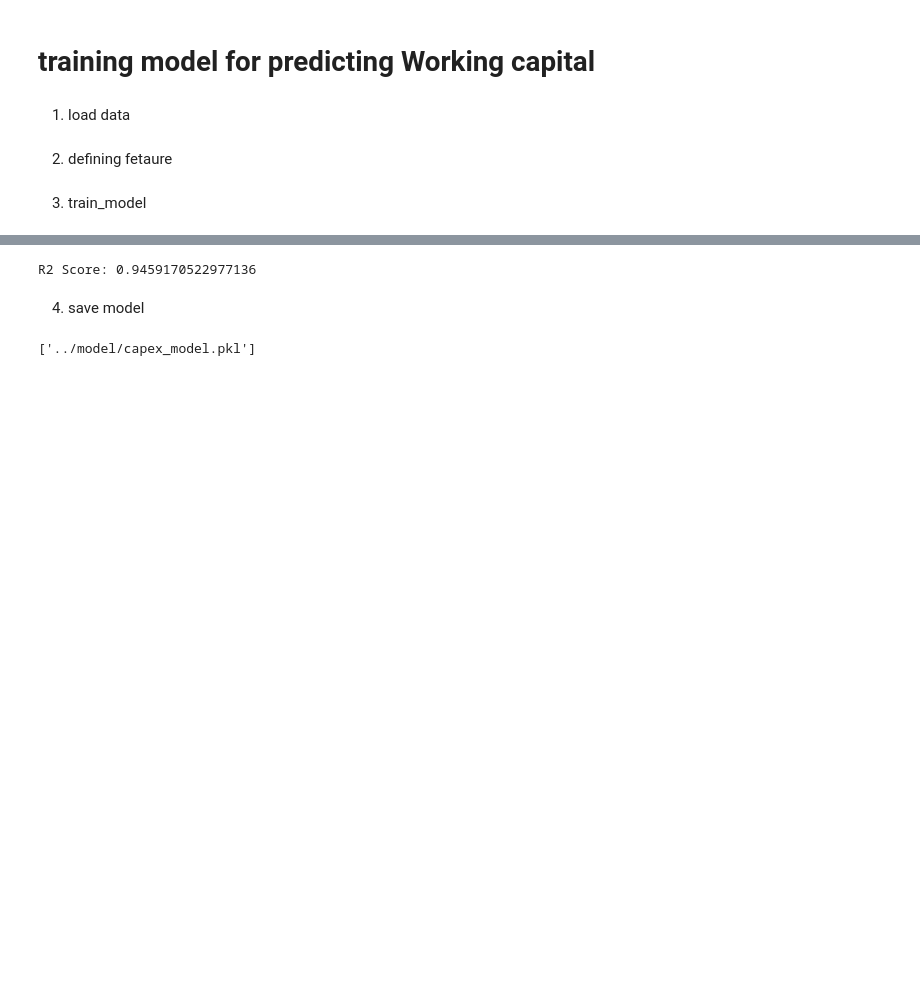
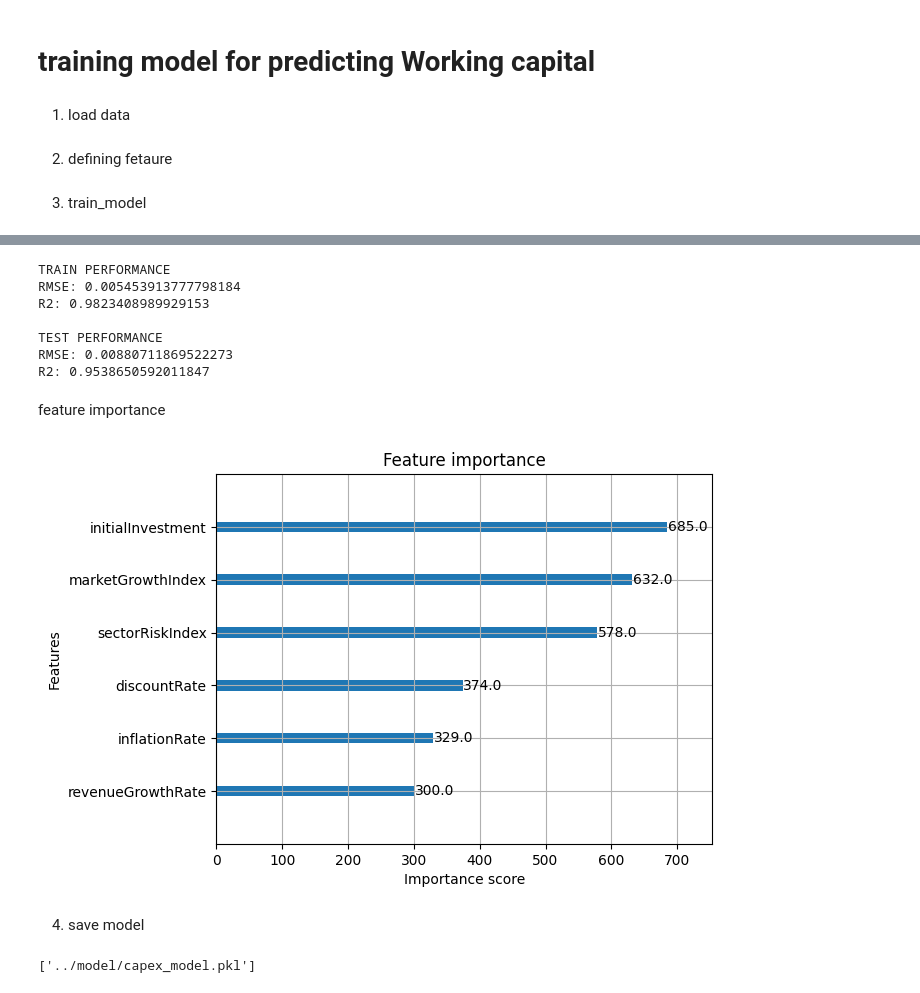
Before and after one commit to Deeps-444/Capital_Budgeting, a Jupyter notebook: machine_learning/train_model/train_capex_model.ipynb, the cells around one changed output, grey strips where cells are left out. Cells and saved outputs as stored; diff of their text form; code cells hidden in the pictures; blank space fills up the shorter version.

```diff
--- a/machine_learning/train_model/train_capex_model.ipynb
+++ b/machine_learning/train_model/train_capex_model.ipynb
@@ -35,12 +102,29 @@ RandomForestRegressor()
 # %%
-from sklearn.metrics import r2_score
-predictions = model.predict(X_test)
+y_train_pred = model.predict(X_train)
+y_test_pred = model.predict(X_test)
 
-score = r2_score(y_test, predictions)
+print("TRAIN PERFORMANCE")
+print("RMSE:", np.sqrt(mean_squared_error(y_train, y_train_pred)))
+print("R2:", r2_score(y_train, y_train_pred))
 
-print("R2 Score:", score)
+print("\nTEST PERFORMANCE")
+print("RMSE:", np.sqrt(mean_squared_error(y_test, y_test_pred)))
+print("R2:", r2_score(y_test, y_test_pred))
 # %% [output]
-R2 Score: 0.9459170522977136
+TRAIN PERFORMANCE
+RMSE: 0.005453913777798184
+R2: 0.9823408989929153
+
+TEST PERFORMANCE
+RMSE: 0.00880711869522273
+R2: 0.9538650592011847
+# %% [markdown]
+feature importance
+# %%
+xgb.plot_importance(model)
+plt.show()
+# %% [output]
+[figure, added]
 # %% [markdown]
 4. save model
 # %%
```
Also changed, not shown: parts of 9 cells of this notebook, 23 other files.
